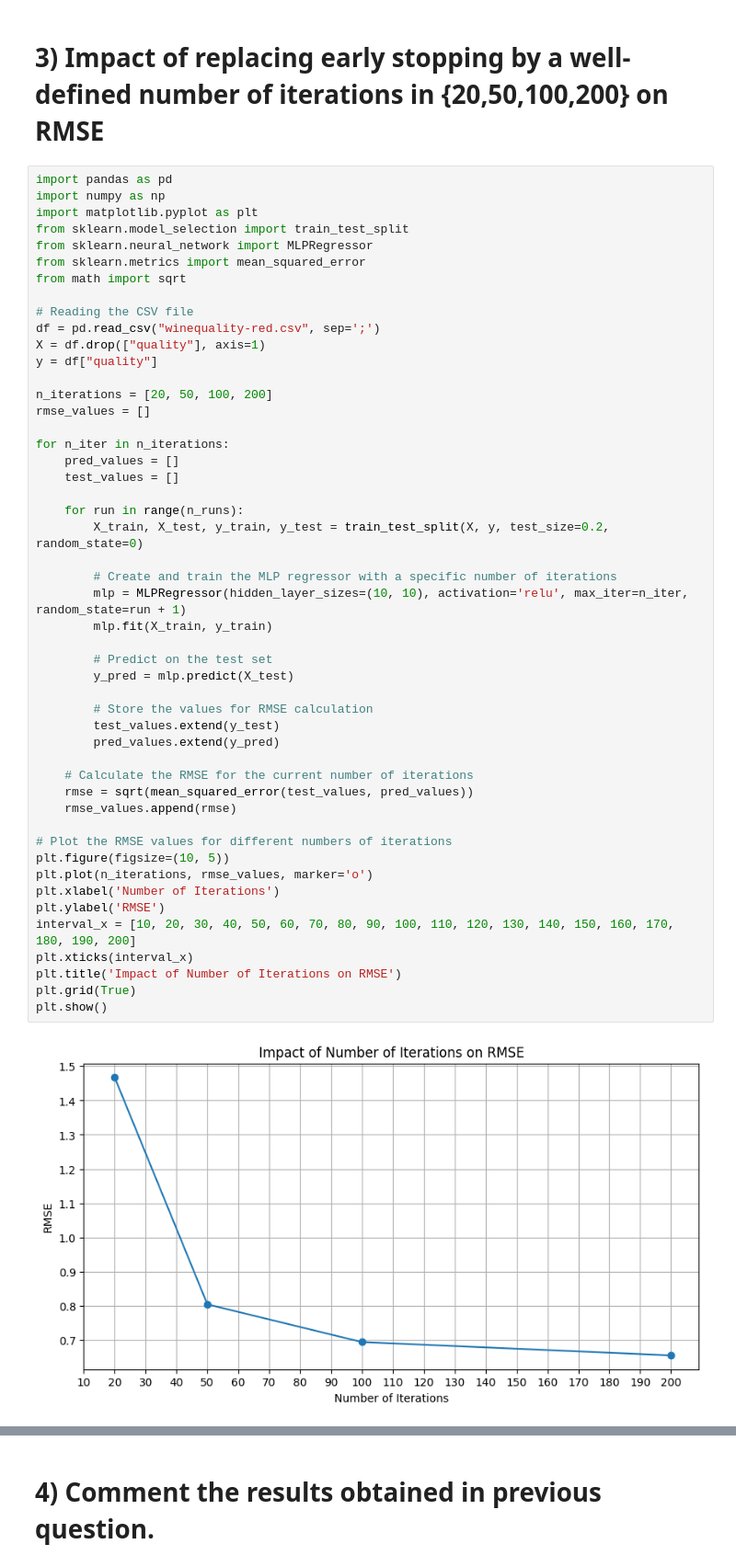
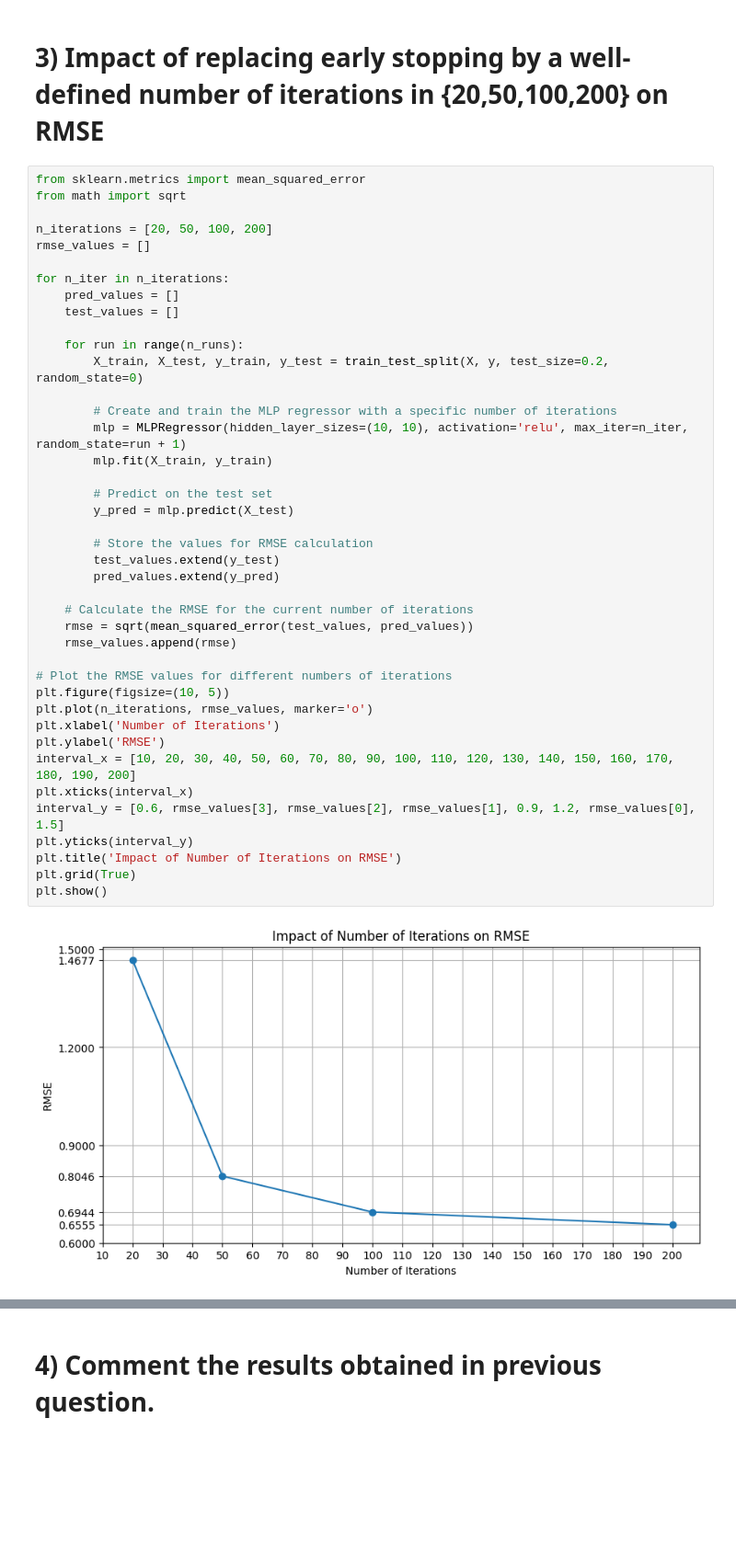
Before and after one commit to Diogorrib/machine_learning, a Jupyter notebook: hw3/G105_notebook.ipynb, the cells around one changed output, grey strips where cells are left out. Shown at 92% size. Cells and saved outputs as stored; diff of their text form; blank space fills up the shorter version.

```diff
--- a/hw3/G105_notebook.ipynb
+++ b/hw3/G105_notebook.ipynb
@@ -71,18 +71,8 @@ By rounding and bounding the estimates, it is observed that the MAE (Mean Absolu
 # %% [markdown]
 # 3) Impact of replacing early stopping by a well-defined number of iterations in {20,50,100,200} on RMSE
 # %%
-import pandas as pd
-import numpy as np
-import matplotlib.pyplot as plt
-from sklearn.model_selection import train_test_split
-from sklearn.neural_network import MLPRegressor
 from sklearn.metrics import mean_squared_error
 from math import sqrt
-
-# Reading the CSV file
-df = pd.read_csv("winequality-red.csv", sep=';')
-X = df.drop(["quality"], axis=1)
-y = df["quality"]
 
 n_iterations = [20, 50, 100, 200]
 rmse_values = []
@@ -93,31 +83,33 @@ for n_iter in n_iterations:
 
     for run in range(n_runs):
         X_train, X_test, y_train, y_test = train_test_split(X, y, test_size=0.2, random_state=0)
 
         # Create and train the MLP regressor with a specific number of iterations
         mlp = MLPRegressor(hidden_layer_sizes=(10, 10), activation='relu', max_iter=n_iter, random_state=run + 1)
         mlp.fit(X_train, y_train)
 
         # Predict on the test set
         y_pred = mlp.predict(X_test)
 
         # Store the values for RMSE calculation
         test_values.extend(y_test)
         pred_values.extend(y_pred)
 
     # Calculate the RMSE for the current number of iterations
     rmse = sqrt(mean_squared_error(test_values, pred_values))
     rmse_values.append(rmse)
 
 # Plot the RMSE values for different numbers of iterations
 plt.figure(figsize=(10, 5))
 plt.plot(n_iterations, rmse_values, marker='o')
 plt.xlabel('Number of Iterations')
 plt.ylabel('RMSE')
 interval_x = [10, 20, 30, 40, 50, 60, 70, 80, 90, 100, 110, 120, 130, 140, 150, 160, 170, 180, 190, 200]
 plt.xticks(interval_x)
+interval_y = [0.6, rmse_values[3], rmse_values[2], rmse_values[1], 0.9, 1.2, rmse_values[0], 1.5]
+plt.yticks(interval_y)
 plt.title('Impact of Number of Iterations on RMSE')
 plt.grid(True)
 plt.show()
 # %% [output]
-[figure, old version]
+[figure, new version]
```
Also changed, not shown: parts of 4 cells of this notebook.
